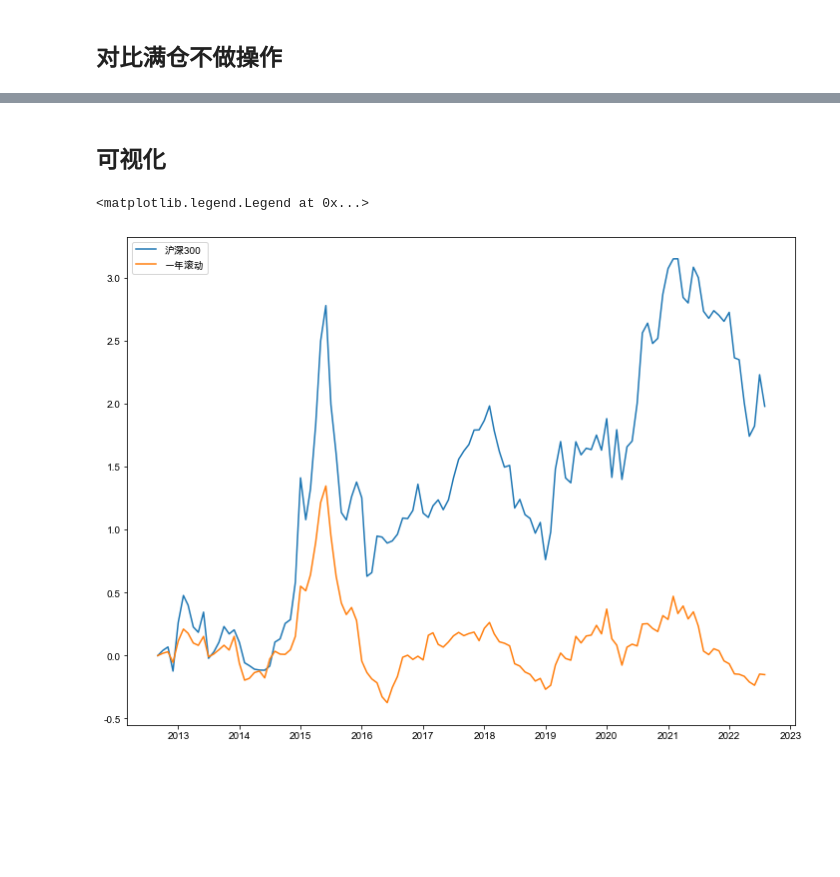
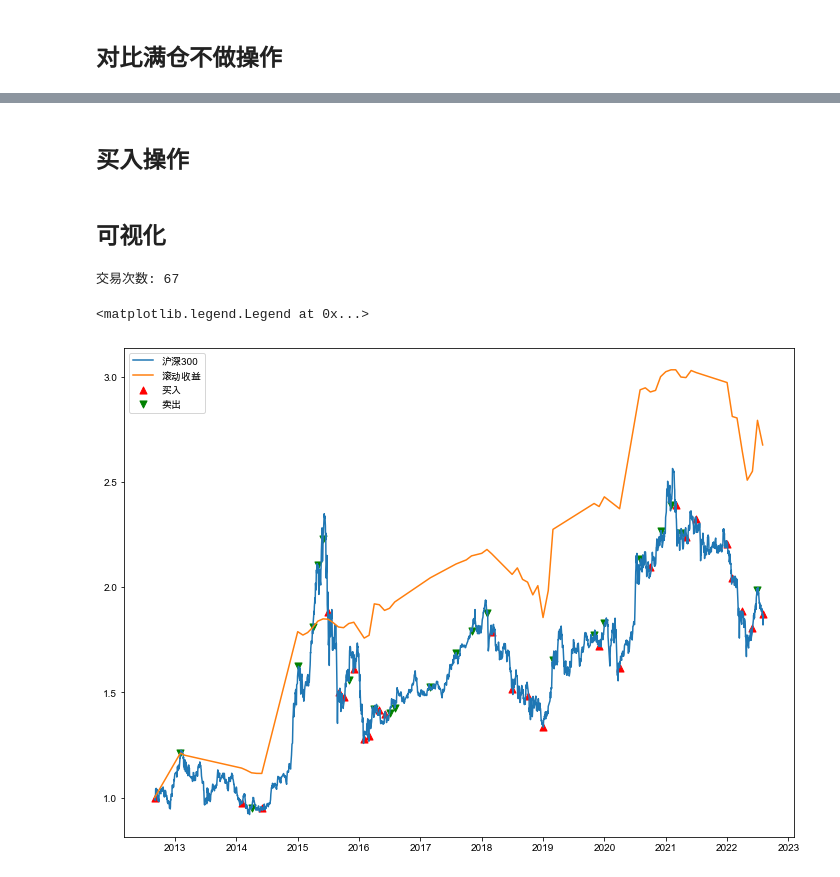
Before and after one commit to yapex/y_stocks, a Jupyter notebook: notebook/沪深300一年滚动收益分析.ipynb, the cells around one changed output, grey strips where cells are left out. Drawn from its saved outputs; the diff is of its cells as text; code cells hidden in the pictures; blank space fills up the shorter version.

```diff
--- a/notebook/沪深300一年滚动收益分析.ipynb
+++ b/notebook/沪深300一年滚动收益分析.ipynb
@@ -225,19 +236,55 @@ no_op_account
+# %% [markdown]
+## 买入操作
+# %%
+buy_op_df = recent_10_years_df.loc[recent_10_years_df['交易变化'] > 0]
+sell_op_df = recent_10_years_df.loc[recent_10_years_df['交易变化'] < 0]
 # %% [markdown]
 ## 可视化
+# %%
+for_plt = recent_10_years_df.dropna(subset=['总资产'])
+# for_plt.tail()
+start_date = for_plt['净值日期'][0]
+fund_for_plt = fund_df.reset_index()
+fund_for_plt = fund_for_plt.loc[fund_for_plt['净值日期'] >= start_date]
+print(f'交易次数: {len(for_plt)}')
+# %% [output]
+交易次数: 67
 # %%
 plt.rcParams["font.family"] = 'Arial Unicode MS'  # 设置字体，正常显示中文
 plt.rcParams['axes.unicode_minus'] = False  # 设置字体，正常显示中文
 plt.figure(figsize=(12, 9))
 
 plt.plot(
-    recent_10_years_df['净值日期'],
-    recent_10_years_df['单位净值'] - recent_10_years_df['单位净值'].head(1)[0],
+    fund_for_plt['净值日期'],
+    fund_for_plt['单位净值'] / for_plt.loc[0, '单位净值'],
     label='沪深300',
 )
-plt.plot(recent_10_years_df['净值日期'], recent_10_years_df['一年滚动增长'], label='一年滚动')
+plt.plot(
+    for_plt['净值日期'],
+    for_plt['总资产'] / init_shares,
+    label='滚动收益',
+)
+
+
+plt.scatter(
+    buy_op_df['净值日期'],
+    buy_op_df['单位净值'] / for_plt.loc[0, '单位净值'],
+    c='r',
+    s=50,
+    marker='^',
+    label='买入',
+)
+plt.scatter(
+    sell_op_df['净值日期'],
+    sell_op_df['单位净值'] / for_plt.loc[0, '单位净值'],
+    c='g',
+    s=50,
+    marker='v',
+    label='卖出',
+)
 
 plt.axis('tight')
 legend(loc='upper left')
 # %% [output]
 <matplotlib.legend.Legend at 0x...>
-[figure, old version]
+[figure, new version]
```
Also changed, not shown: parts of 9 cells of this notebook, 4 other files.
